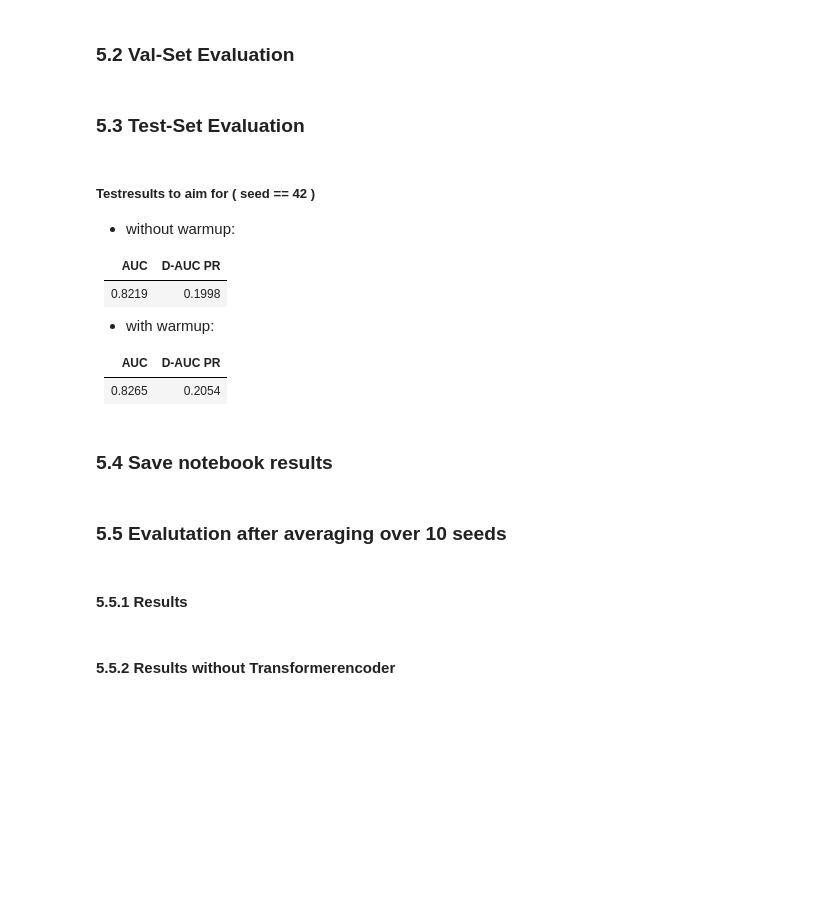
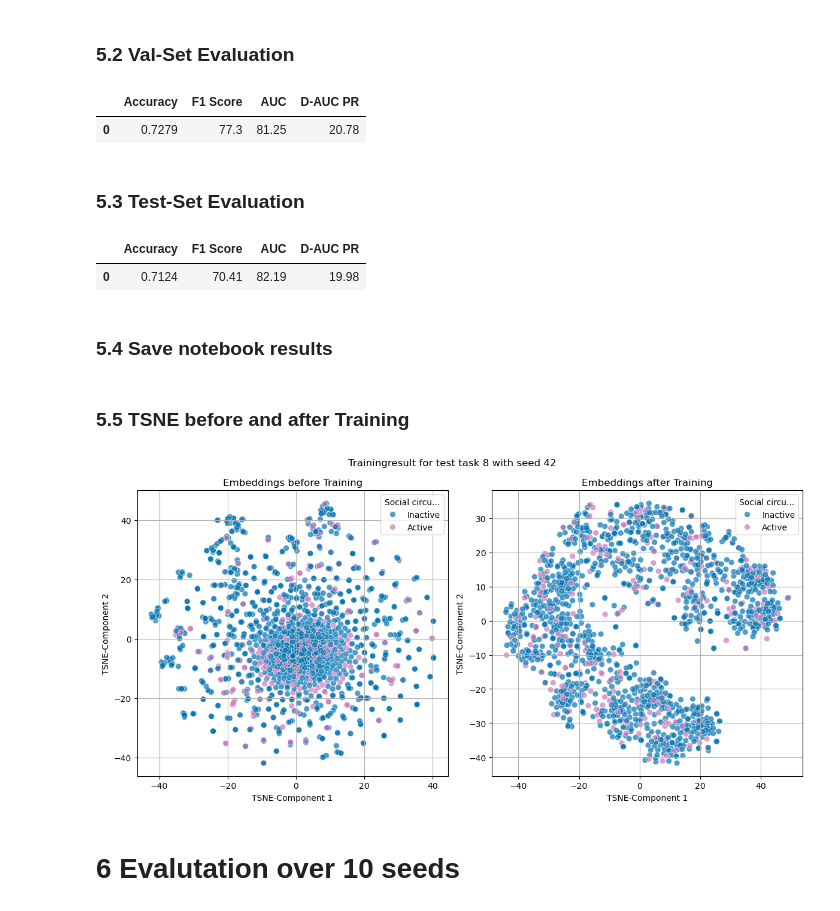
Before and after one commit to NiMaMel/BSC, a Jupyter notebook: Bachelor Thesis Project.ipynb, the cells around one changed output. Cells and saved outputs as stored; diff of their text form; code cells hidden in the pictures; blank space fills up the shorter version.

```diff
--- a/Bachelor Thesis Project.ipynb
+++ b/Bachelor Thesis Project.ipynb
@@ -154,28 +193,21 @@ debug = False
 # %% [markdown]
 ### 5.2 Val-Set Evaluation
 # %%
-combined_metrics(model,val_loader,device)
+val_results = combined_metrics(model,val_loader,device)
+val_results.iloc[:,1:] = round(val_results.iloc[:,1:] * 100, 2)
+val_results
+# %% [output]
+|  | Accuracy | F1 Score | AUC | D-AUC PR |
+| 0 | 0.7279 | 77.3 | 81.25 | 20.78 |
 # %% [markdown]
 ### 5.3 Test-Set Evaluation
 # %%
 test_results = combined_metrics(model,test_loader,device)
+test_results.iloc[:,1:] = round(test_results.iloc[:,1:] * 100, 2)
 test_results
+# %% [output]
+|  | Accuracy | F1 Score | AUC | D-AUC PR |
+| 0 | 0.7124 | 70.41 | 82.19 | 19.98 |
-# %% [markdown]
-##### Testresults to aim for ( seed == 42 )
-
-- without warmup:
-
-| AUC    | D-AUC PR |
-| :------|:-------- |
-| 0.8219 | 0.1998  |
-
-
-
-- with warmup:
-
-| AUC    | D-AUC PR |
-| :------|:-------- |
-| 0.8265 | 0.2054  |
 # %% [markdown]
 ### 5.4 Save notebook results
 # %%
@@ -208,4 +240,36 @@ with open(os.path.join(save_dir, "usedConfig.json"), "w") as outfile:
+# %% [markdown]
+### 5.5 TSNE before and after Training
+# %%
+# get random task id from test set
+unique_task_ids = test_triplet['target_id'].unique()  # Get all unique task IDs
+random_task_id = np.random.choice(unique_task_ids)
+# %%
+# set up everything for 1 random task only
+single_task_triplet = test_triplet[ test_triplet['target_id'] == random_task_id].reset_index(drop=True)
+single_task_set = Dataset(data, dataset, single_task_triplet, supp=8, train = False, seed=seed)
+single_task_loader = DataLoader(single_task_set, batch_size=1427, shuffle=True)
+# %%
+# get embeds
+for batch, data_ in enumerate(single_task_loader):
+    with torch.no_grad():
+        q, p, n, t = data_["query_mol"].to(device),data_["p_supp"].to(device),data_["n_supp"].to(device),data_["task_id"].to(device)
+        embeds = model(q,p,n,onlyEmbeds = True)
+# %%
+# get support molecule indexes
+support_indexes = single_task_set.get_support_indexes(task=random_task_id)
+
+# create mask
+exclude = np.concatenate([ support_indexes['n_indexes'], support_indexes['p_indexes']])
+mask = np.ones(data.shape[0], dtype=bool)
+mask[exclude] = False
+# %%
+task_name = dataset.columns[random_task_id]
+plot_labels = dataset.iloc[:,random_task_id].values[mask]
+encoded_embeds = embeds.cpu().numpy()
+
+plot_tsne_embeddings(data[mask], encoded_embeds, plot_labels, task_name,
+                     f'Trainingresult for test task {random_task_id} with seed {seed}',seed,save=True)
+# %% [output]
+[figure, added]
 # %% [markdown]
-### 5.5 Evalutation after averaging over 10 seeds
+# 6 Evalutation over 10 seeds
-# %% [markdown]
-#### 5.5.1 Results
@@ -215,2 +275,0 @@ avgResults
-# %% [markdown]
-#### 5.5.2 Results without Transformerencoder
```
Also changed, not shown: parts of 32 cells of this notebook, 15 other files.
